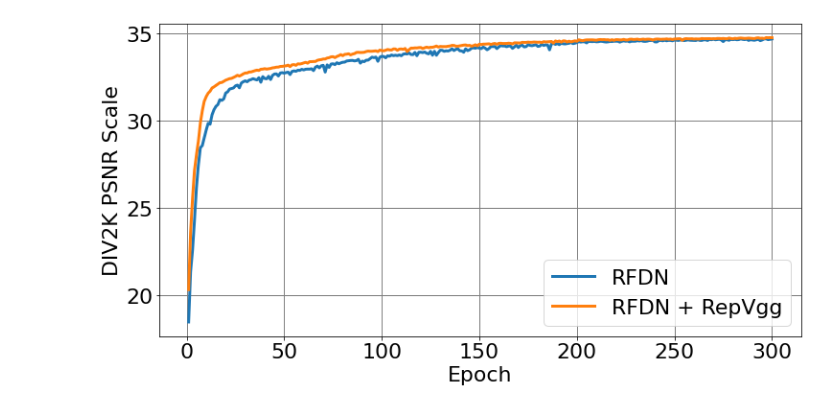
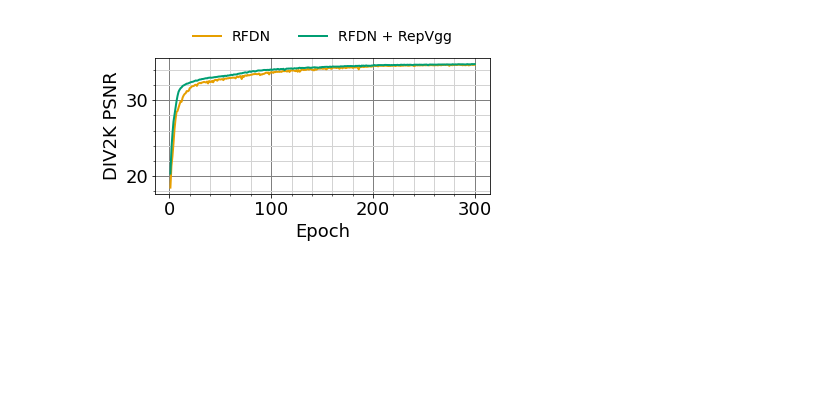
Before and after one commit to MartinBuessemeyer/Efficient-Image-Super-Resolution, a Jupyter notebook: notebooks/visualizations.ipynb, the cells around one changed output. Saved outputs shown, nothing was run; the diff lists cells and outputs as text; code cells hidden in the pictures; blank space fills up the shorter version.

Commit message:
Finalize graphs

```diff
--- a/notebooks/visualizations.ipynb
+++ b/notebooks/visualizations.ipynb
@@ -2,32 +2,47 @@
 import pandas as pd
 import numpy as np
 import matplotlib.pyplot as plt
+import matplotlib.ticker as tck
 from pathlib import Path
 
-plt.rcParams.update({'font.size': 22})
+colors = ["#E69F00" ,"#009E73" ,"#0072B2" ,"#999999", "#56B4E9", "#F0E442", "#CC79A7", "#D55E00"]
+markers = ["v", "x", "o", "^", "s", "<", ">", "8"]
+
+plt.rcParams.update({
+        'font.size': '18',
+        'svg.fonttype': 'none'
+})
+
 plt.rc('axes', axisbelow=True)
 
 %config Completer.use_jedi = False
 # %%
-def make_line_chart(x,y, labels, xlabel="", ylabel="", scale="linear", name="result.png"):
-    linewidth = 3
-    fig = plt.subplots(figsize =(12, 6))
+def make_line_chart(x,y, labels, xlabel="", ylabel="", name="result.png", legend_location="best"):
+    linewidth = 2
+    fig = plt.subplots(figsize =(6, 2.5))
 
-    plt.grid(color='grey', linestyle='-', linewidth=1)
+    plt.minorticks_on()
 
-    for x_values, y_values, label in zip(x, y, labels):
-        plt.plot(x_values, y_values, label=label, linewidth=linewidth)
+    plt.grid(color='lightgrey', linestyle='-', linewidth=1, which="minor")
+    plt.grid(color='grey', linestyle='-', linewidth=1, which="major")
+
+    for x_values, y_values, label, color in zip(x, y, labels, colors):
+        plt.plot(x_values, y_values, label=label, linewidth=linewidth, color=color)
 
 
     plt.xlabel(xlabel)
 
     plt.ylabel(ylabel)
-    plt.yscale(scale)
 
     handles, labels = plt.gca().get_legend_handles_labels()
     # sort both labels and handles by labels
     labels, handles = zip(*sorted(zip(labels, handles), key=lambda t: int(t[0]) if t[0].isnumeric() else 0))
-    plt.legend(handles, labels)
+    if legend_location == "upper center":
+        ncol = 4
+        height = (len(lables) / ncol + 1) * 0.2 + 1
+        plt.legend(handles, labels, frameon=False, ncol=ncol, loc="upper center", bbox_to_anchor=(0.5,height), fontsize=14 ,labelspacing=1, columnspacing=2)
+    else:
+        plt.legend(handles, labels, frameon=False, loc="lower right", bbox_to_anchor=(0.85,0), fontsize=10 ,labelspacing=1, columnspacing=2)
 
     plt.savefig(name, bbox_inches='tight')
     plt.show()
@@ -85,11 +112,11 @@ def get_data(columns: list[str]):
 # %%
 data = get_data(["validate.DIV2K.psnr_scale_2", "Epoch"])
 filtered_x = data.filter(regex=("Epoch_rfdn.*_600.csv")).head(300).transpose()
 filtered_y = data.filter(regex=("validate\.DIV2K.psnr_scale_2.*_600.csv")).head(300).transpose()
 lables = ["RFDN", "RFDN + RepVgg"]
-make_line_chart(filtered_x.values, filtered_y.values, lables, "Epoch", "DIV2K PSNR Scale", "linear", "epoch_psnr_scale.pdf")
+make_line_chart(filtered_x.values, filtered_y.values, lables, "Epoch", "DIV2K PSNR", "epoch_psnr_scale.svg", legend_location="upper center")
 # %% [output]
-[figure, old version]
+[figure, new version]
 # %%
 data = get_data(["validate.mean_forward_pass_time", "config.epochs_before_pruning"])
 filtered_y = data.filter(regex=("validate\.mean_forward_pass_time_rfdn_advanced_600_epochs_before_pruning.*")).mean()
```
Also changed, not shown: parts of 7 cells of this notebook.
